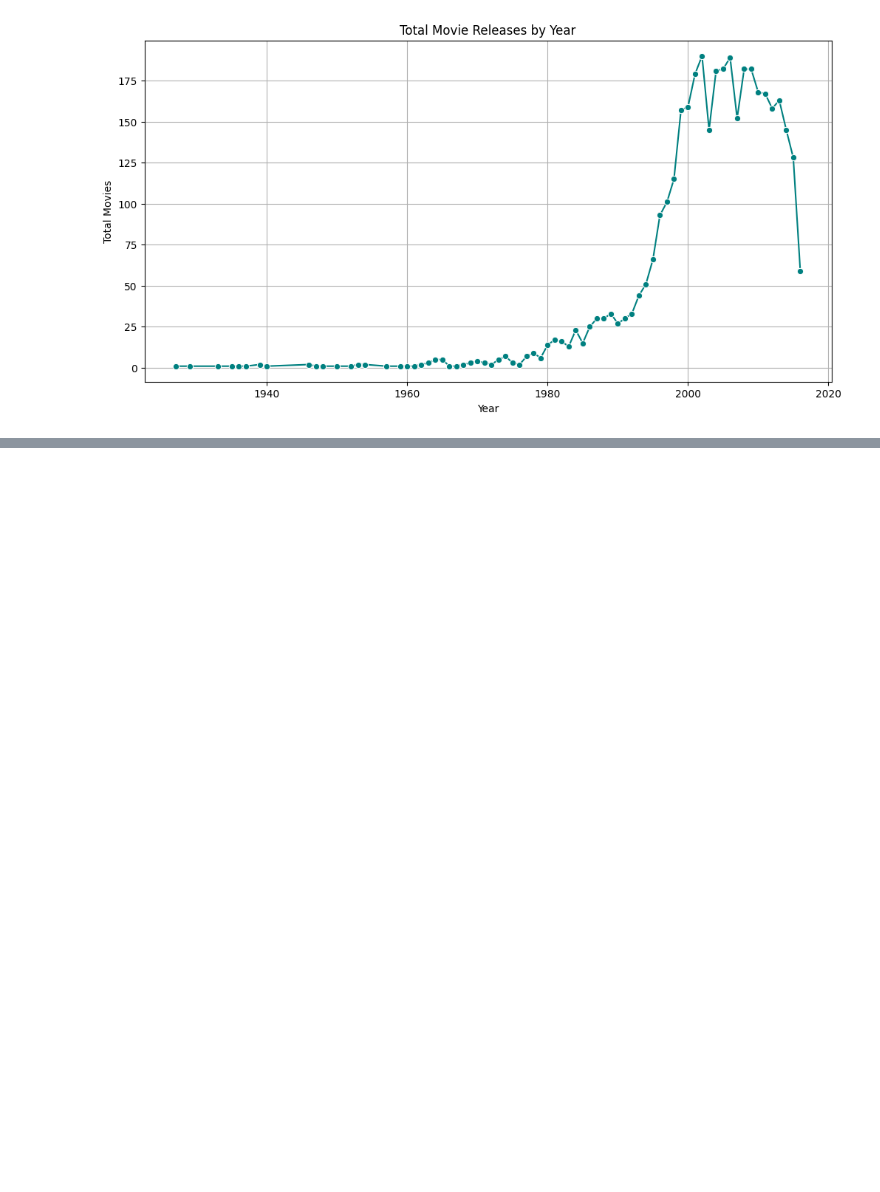
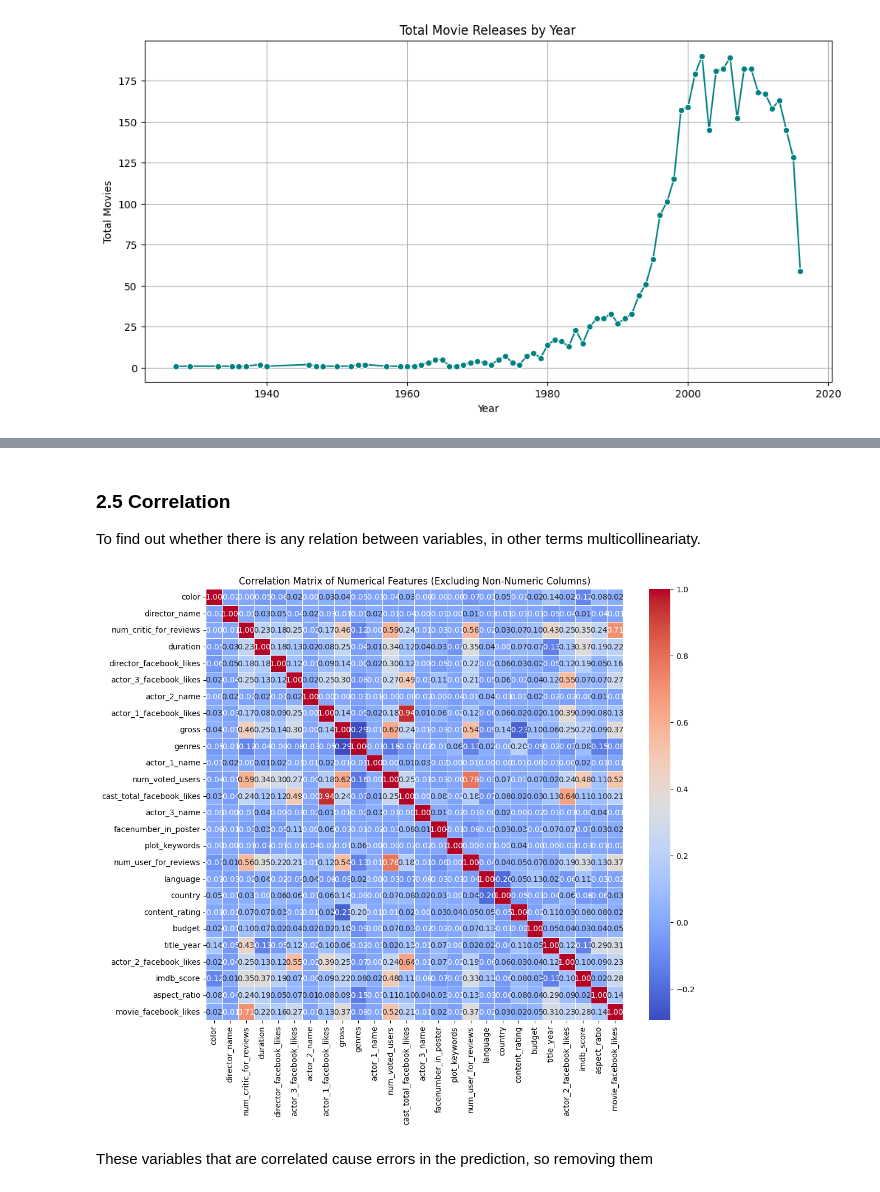
Before and after one commit to raviavaiya/Predicting-Movie-Success, a Jupyter notebook: Training/Movie Recommedation System.ipynb, the cells around one changed output, grey strips where cells are left out. Saved outputs shown, nothing was run; the diff lists cells and outputs as text; code cells hidden in the pictures; blank space fills up the shorter version.

```diff
--- a/Training/Movie Recommedation System.ipynb
+++ b/Training/Movie Recommedation System.ipynb
@@ -201,0 +206,12 @@ fig.show()
+# %%
+#Label encoding the categorical columns
+from sklearn.preprocessing import LabelEncoder
+le = LabelEncoder()
+
+cat_list=['color', 'director_name', 'actor_2_name',
+        'genres', 'actor_1_name',
+        'actor_3_name',
+        'plot_keywords',
+        'language', 'country', 'content_rating',
+       'title_year', 'aspect_ratio']
+data[cat_list]=data[cat_list].apply(lambda x:le.fit_transform(x))
@@ -201,0 +229,20 @@ fig.show()
+# %% [markdown]
+### 2.5 Correlation
+
+To find out whether there is any relation between variables, in other terms multicollineariaty.
+# %%
+#Finding Correlation between variables
+numeric_data = data.select_dtypes(include=[np.number])
+
+# Recalculate the correlation matrix for numeric columns
+correlation_matrix_numeric = numeric_data.corr()
+mask = np.zeros(correlation_matrix_numeric.shape, dtype=bool)
+# Plot the heatmap again
+plt.figure(figsize=(12, 10))
+sns.heatmap(correlation_matrix_numeric,xticklabels=correlation_matrix_numeric.columns,yticklabels=correlation_matrix_numeric.columns, annot=True, cmap="coolwarm", fmt=".2f", linewidths=0.5,mask=mask)
+plt.title("Correlation Matrix of Numerical Features (Excluding Non-Numeric Columns)")
+plt.show()
+# %% [output]
+[figure, added]
+# %% [markdown]
+These variables that are correlated cause errors in the prediction, so removing them
```
Also changed, not shown: parts of 25 cells of this notebook, 1 other file.
